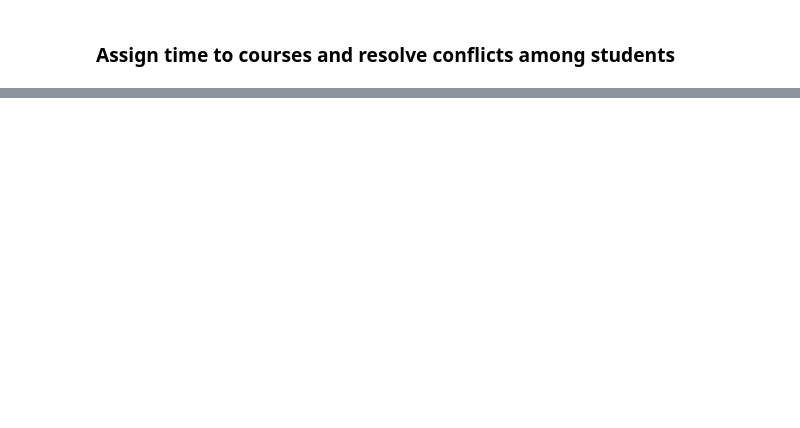
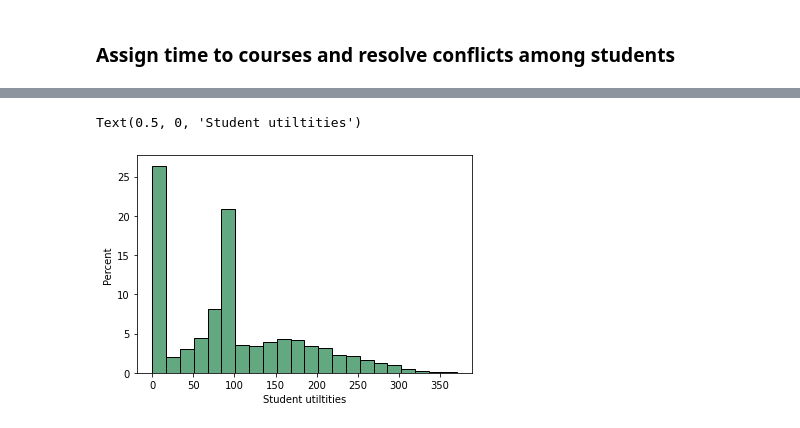
Before and after one commit to lylakirati/scheduler-m2m-matching, a Jupyter notebook: setup.ipynb, the cells around one changed output, grey strips where cells are left out. Cells and saved outputs as stored; diff of their text form; code cells hidden in the pictures; blank space fills up the shorter version.

```diff
--- a/setup.ipynb
+++ b/setup.ipynb
@@ -108,6 +84,11 @@ Text(0.5, 0, 'Course sizes')
 for c in course_list:
     for s in c.student_enroll:
         assert c.course_id in s.course_enroll
+
+    assert len(c.student_enroll) <= c.enroll_limit
+
+for s in student_list:
+    assert len(s.course_enroll) <= s.credit_limit
 # %% [markdown]
 # Course Scheduling
 
@@ -271,3 +244,13 @@ student_list, course_list = resolve_conflicts(student_list, course_list)
+# %%
+# sanity checks
+for c in course_list:
+    for s in c.student_enroll:
+        assert c.course_id in s.course_enroll
+
+    assert len(c.student_enroll) <= c.enroll_limit
+
+for s in student_list:
+    assert len(s.course_enroll) <= s.credit_limit
 # %%
 # for s in student_list:
 #     s.get_enrollment_info()
@@ -275,8 +258,12 @@ student_list, course_list = resolve_conflicts(student_list, course_list)
 #     c.get_enrollment_info()
 # %%
 student_utilities = [s.get_utilities() for s in student_list]
+total_welfare = sum(student_utilities)
 sns.histplot(student_utilities, stat = 'percent', color = 'seagreen')
 plt.xlabel("Student utiltities")
+# %% [output]
+Text(0.5, 0, 'Student utiltities')
+[figure, added]
 # %%
 course_enroll_sizes = [len(c.student_enroll) for c in course_list]
 sns.histplot(course_enroll_sizes, stat = 'percent', color = 'seagreen')
```
Also changed, not shown: parts of 15 cells of this notebook, 1 other file.
